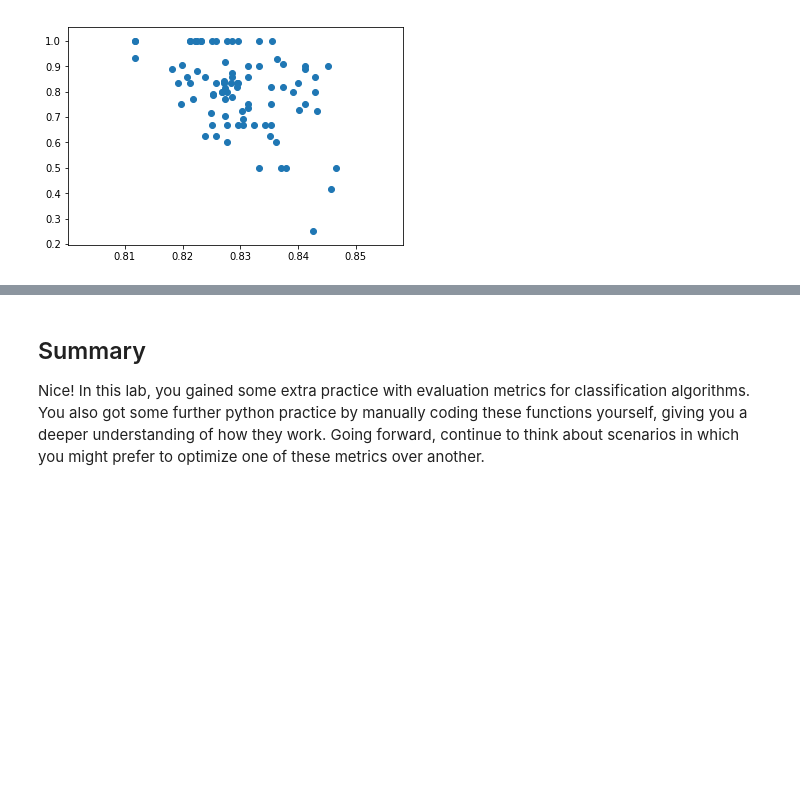
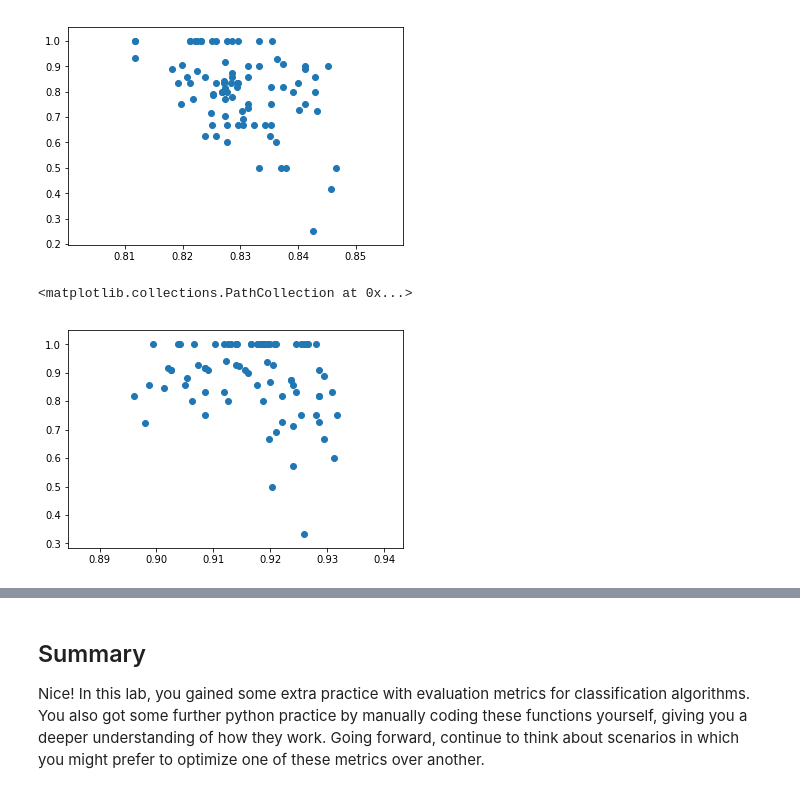
Before and after one commit to ortsed/dsc-evaluating-logistic-regression-models-lab-dc-ds-career-042219, a Jupyter notebook: index.ipynb, the cells around one changed output, grey strips where cells are left out. Saved outputs shown, nothing was run; the diff lists cells and outputs as text; code cells hidden in the pictures; blank space fills up the shorter version.

```diff
--- a/index.ipynb
+++ b/index.ipynb
@@ -170,6 +170,9 @@ plt.scatter(training_Precision, testing_Precision)
 [figure]
 # %%
 # code for test and train recall
-plt.scatter(training_Recall, testing_Precision)
+plt.scatter(training_Recall, testing_Recall)
+# %% [output]
+<matplotlib.collections.PathCollection at 0x...>
+[figure, added]
 # %%
 # code for test and train accuracy
```
Also changed, not shown: parts of 1 cell of this notebook.
